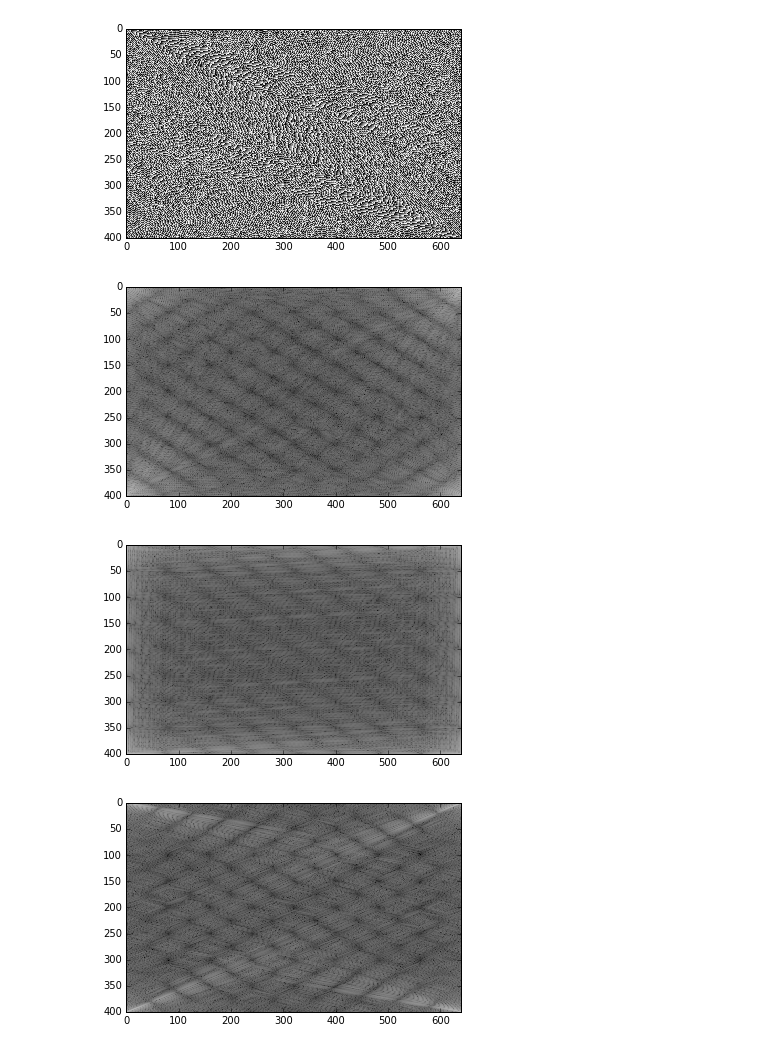
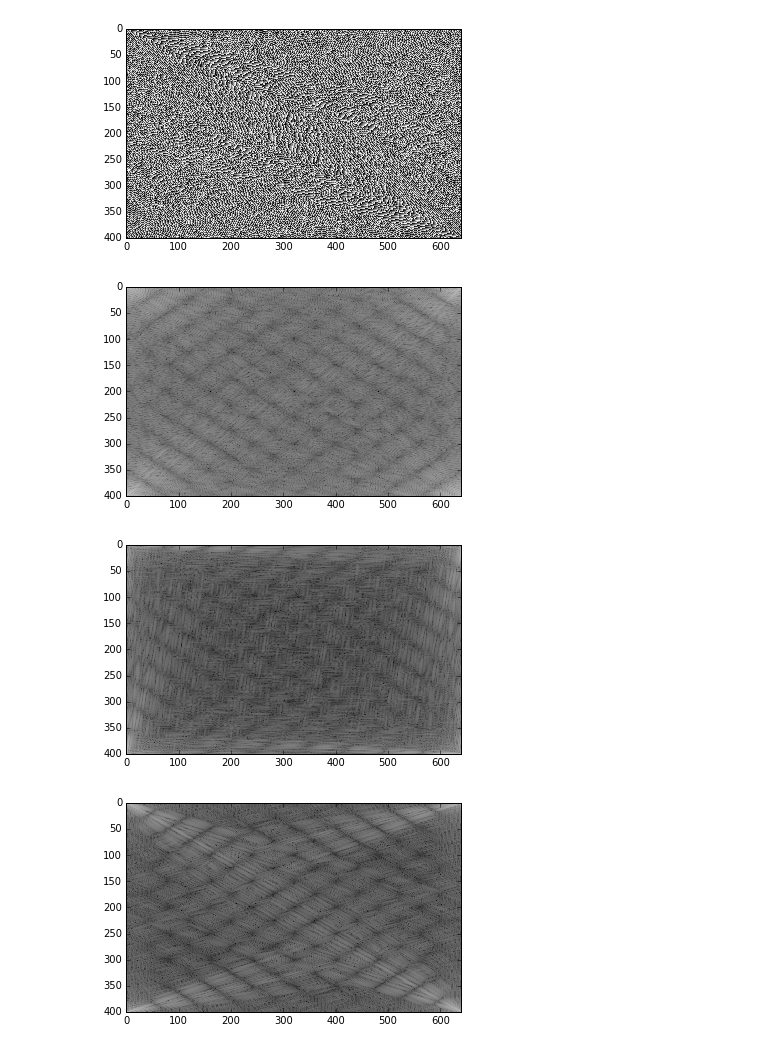
Before and after one commit to mnazaal/COMS21202-Symbols-Patterns-and-Signals, a Jupyter notebook: coursework2/train_data/cw2Nazaal.ipynb, the cells around one changed output. Drawn from its saved outputs; the diff is of its cells as text; code cells hidden in the pictures.

```diff
--- a/coursework2/train_data/cw2Nazaal.ipynb
+++ b/coursework2/train_data/cw2Nazaal.ipynb
@@ -32,13 +36,13 @@ io.show()
 [figure]
 [figure]
 # %%
-ax_im = io.imshow(np.log(np.abs(trainSFourier[i]) + 1))
+ax_im = io.imshow(np.log(np.abs(trainSFourier[0]) + 1))
 io.show()
-ax_im = io.imshow(np.log(np.abs(trainTFourier[i]) + 1))
+ax_im = io.imshow(np.log(np.abs(trainTFourier[0]) + 1))
 io.show()
-ax_im = io.imshow(np.log(np.abs(trainVFourier[i]) + 1))
+ax_im = io.imshow(np.log(np.abs(trainVFourier[0]) + 1))
 io.show()
 # %% [output]
-[figure, old version]
+[figure, new version]
-[figure, old version]
+[figure, new version]
-[figure, old version]
+[figure, new version]
```
Also changed, not shown: parts of 5 cells of this notebook.
